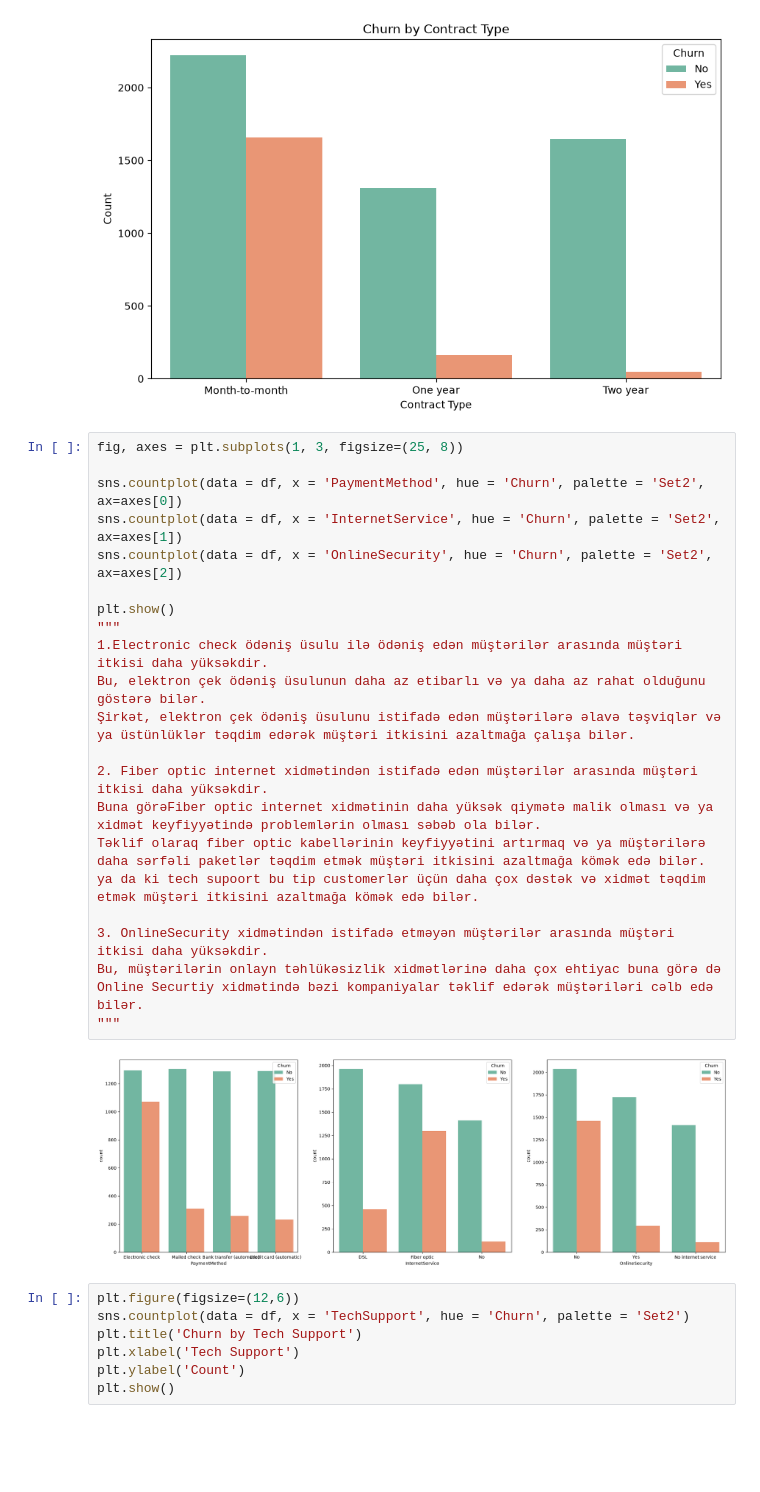
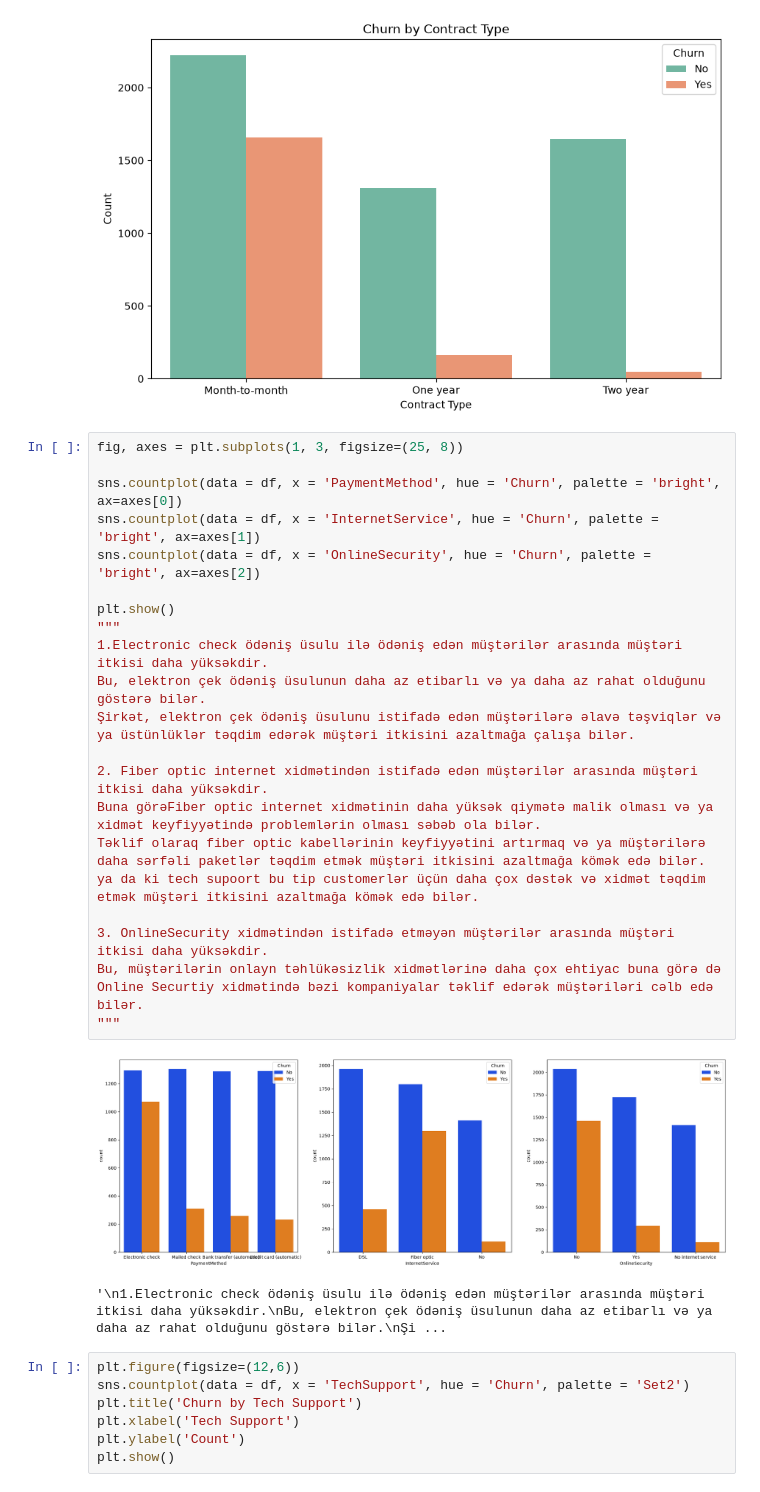
Before and after one commit to rashidmajidov/customer-churn-prediction, a Jupyter notebook: notebooks/02_eda.ipynb, the cells around one changed output. Cells and saved outputs as stored; diff of their text form; blank space fills up the shorter version.

```diff
--- a/notebooks/02_eda.ipynb
+++ b/notebooks/02_eda.ipynb
@@ -188,26 +188,27 @@ Bu məlumatlar əsasında şirkət müştəriləri uzunmüddətli müqavilələr
 # %%
 fig, axes = plt.subplots(1, 3, figsize=(25, 8))
 
-sns.countplot(data = df, x = 'PaymentMethod', hue = 'Churn', palette = 'Set2', ax=axes[0])
-sns.countplot(data = df, x = 'InternetService', hue = 'Churn', palette = 'Set2', ax=axes[1])
-sns.countplot(data = df, x = 'OnlineSecurity', hue = 'Churn', palette = 'Set2', ax=axes[2])
+sns.countplot(data = df, x = 'PaymentMethod', hue = 'Churn', palette = 'bright', ax=axes[0])
+sns.countplot(data = df, x = 'InternetService', hue = 'Churn', palette = 'bright', ax=axes[1])
+sns.countplot(data = df, x = 'OnlineSecurity', hue = 'Churn', palette = 'bright', ax=axes[2])
 
 plt.show()
 """
 1.Electronic check ödəniş üsulu ilə ödəniş edən müştərilər arasında müştəri itkisi daha yüksəkdir.
 Bu, elektron çek ödəniş üsulunun daha az etibarlı və ya daha az rahat olduğunu göstərə bilər.
 Şirkət, elektron çek ödəniş üsulunu istifadə edən müştərilərə əlavə təşviqlər və ya üstünlüklər təqdim edərək müştəri itkisini azaltmağa çalışa bilər.
 
 2. Fiber optic internet xidmətindən istifadə edən müştərilər arasında müştəri itkisi daha yüksəkdir.
 Buna görəFiber optic internet xidmətinin daha yüksək qiymətə malik olması və ya xidmət keyfiyyətində problemlərin olması səbəb ola bilər.
 Təklif olaraq fiber optic kabellərinin keyfiyyətini artırmaq və ya müştərilərə daha sərfəli paketlər təqdim etmək müştəri itkisini azaltmağa kömək edə bilər.
 ya da ki tech supoort bu tip customerlər üçün daha çox dəstək və xidmət təqdim etmək müştəri itkisini azaltmağa kömək edə bilər.
 
 3. OnlineSecurity xidmətindən istifadə etməyən müştərilər arasında müştəri itkisi daha yüksəkdir.
 Bu, müştərilərin onlayn təhlükəsizlik xidmətlərinə daha çox ehtiyac buna görə də Online Securtiy xidmətində bəzi kompaniyalar təklif edərək müştəriləri cəlb edə bilər.
 """
 # %% [output]
-[figure, old version]
+[figure, new version]
+'\n1.Electronic check ödəniş üsulu ilə ödəniş edən müştərilər arasında müştəri itkisi daha yüksəkdir.\nBu, elektron çek ödəniş üsulunun daha az etibarlı və ya daha az rahat olduğunu göstərə bilər.\nŞi ...
 # %%
 plt.figure(figsize=(12,6))
 sns.countplot(data = df, x = 'TechSupport', hue = 'Churn', palette = 'Set2')
```
Also changed, not shown: parts of 2 cells of this notebook, 8 other files.
